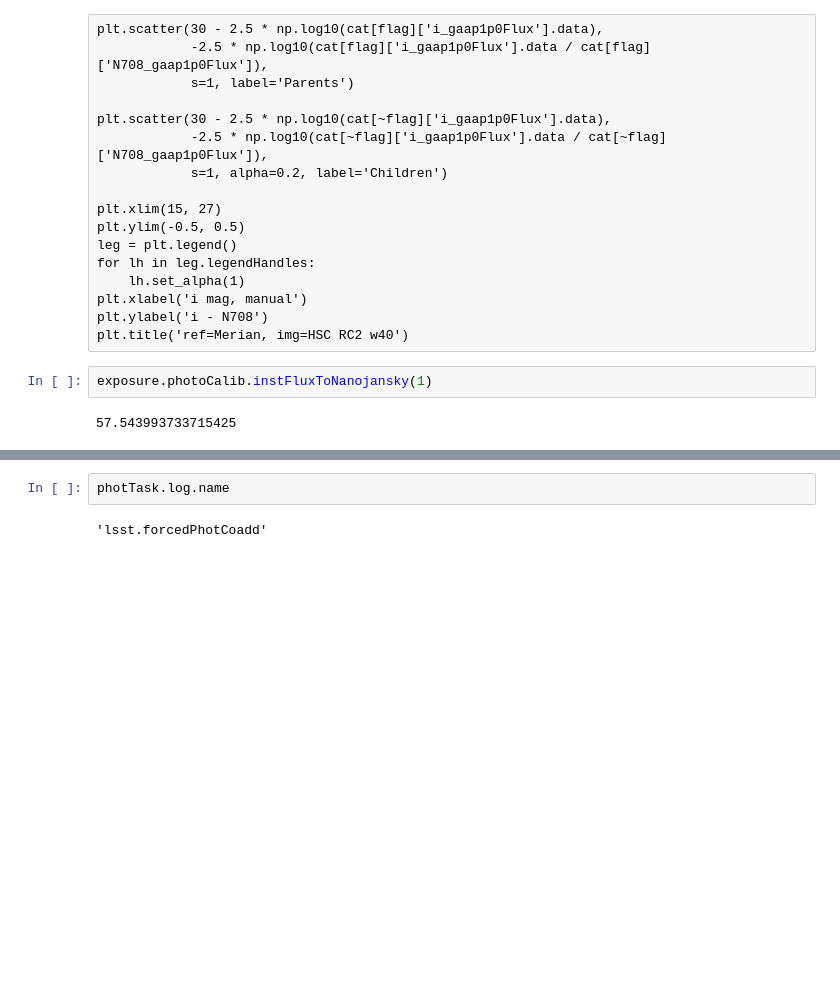
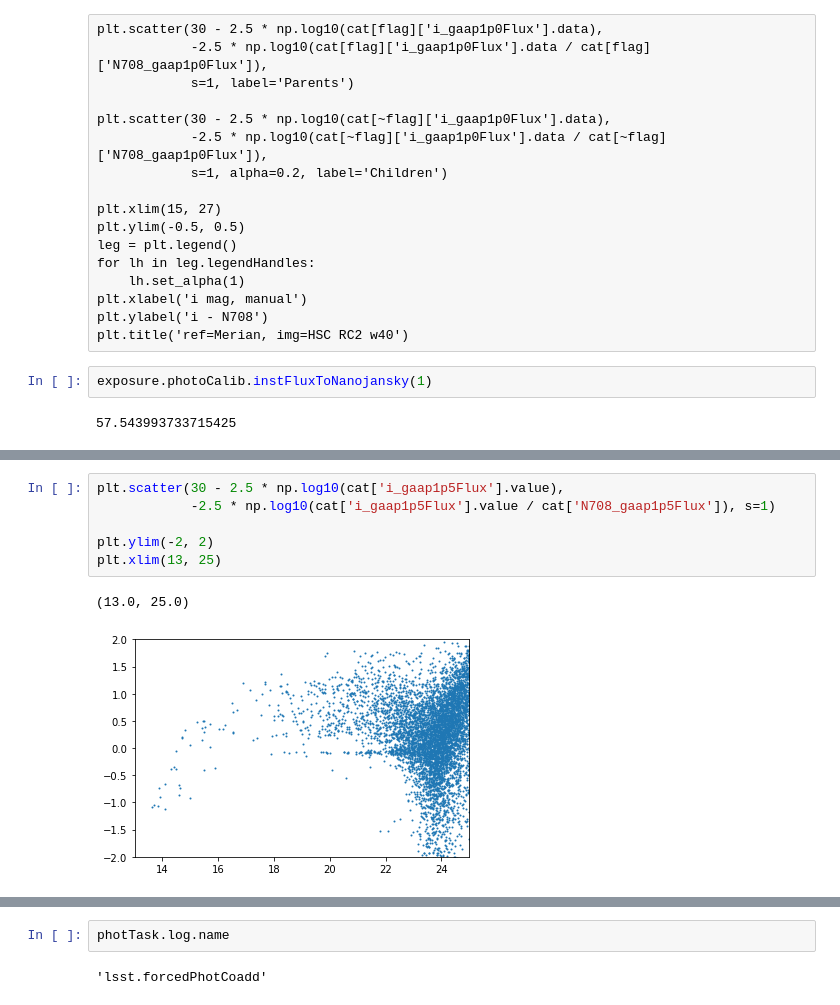
Before and after one commit to MerianSurvey/lambo, a Jupyter notebook: notebooks/hsc_gaap/refCat=Merian.ipynb, the cells around one changed output, grey strips where cells are left out. Saved outputs shown, nothing was run; the diff lists cells and outputs as text; blank space fills up the shorter version.

```diff
--- a/notebooks/hsc_gaap/refCat=Merian.ipynb
+++ b/notebooks/hsc_gaap/refCat=Merian.ipynb
@@ -291,0 +272,9 @@ Text(0.5, 1.0, 'ref=Merian, img=HSC RC2 w40')
+# %%
+plt.scatter(30 - 2.5 * np.log10(cat['i_gaap1p5Flux'].value),
+            -2.5 * np.log10(cat['i_gaap1p5Flux'].value / cat['N708_gaap1p5Flux']), s=1)
+
+plt.ylim(-2, 2)
+plt.xlim(13, 25)
+# %% [output]
+(13.0, 25.0)
+[figure, added]
```
Also changed, not shown: parts of 12 cells of this notebook, 7 other files.
